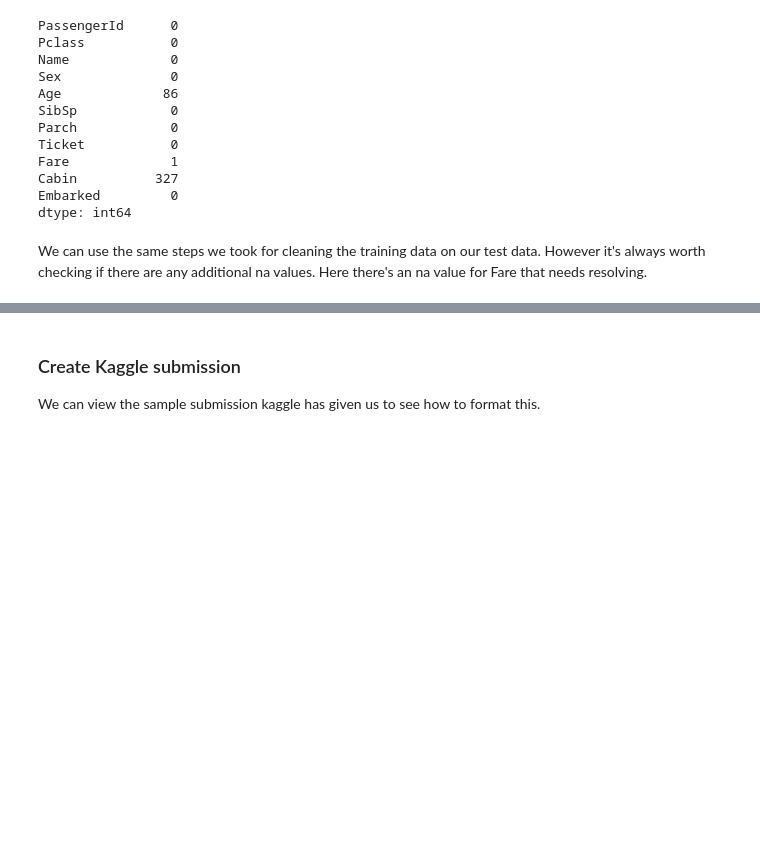
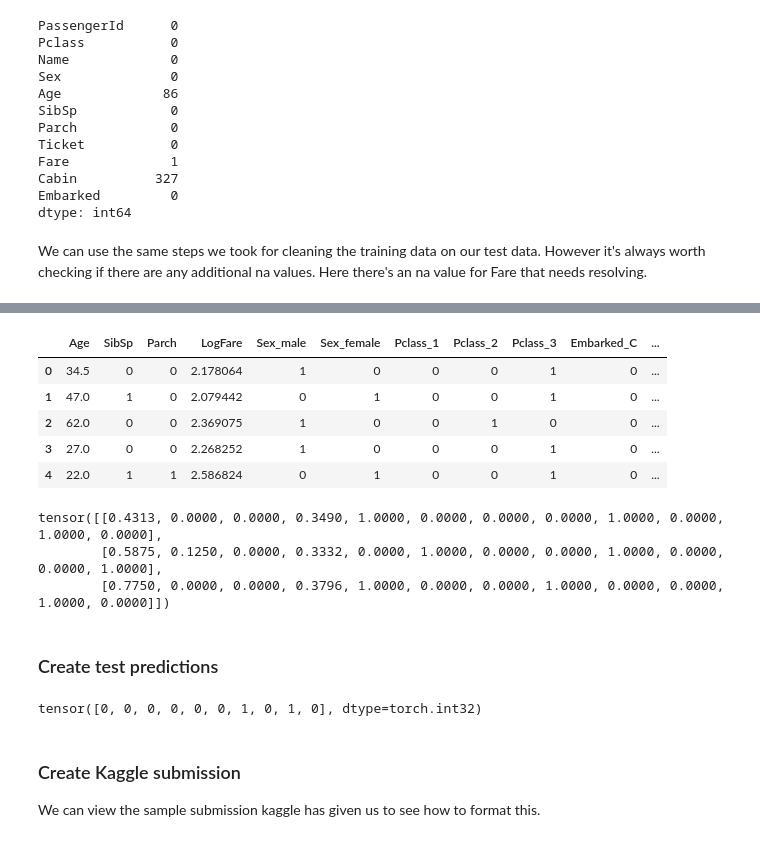
Before and after one commit to Deco354/titanic-numpy-neuralnet, a Jupyter notebook: pytorch-titanic.ipynb, the cells around one changed output, grey strips where cells are left out. Drawn from its saved outputs; the diff is of its cells as text; code cells hidden in the pictures; blank space fills up the shorter version.

```diff
--- a/pytorch-titanic.ipynb
+++ b/pytorch-titanic.ipynb
@@ -525,9 +532,12 @@ dtype: int64
 # %% [markdown]
 We can use the same steps we took for cleaning the training data on our test data. However it's always worth checking if there are any additional na values. Here there's an na value for Fare that needs resolving.
 # %%
+from cgi import test
+
+
 test_df.Fare.fillna(0, inplace=True)
+test_df = substitue_na_with_modes(test_df)
 test_df = convert_categories_to_binary_values(test_df)
-test_df["LogFare"] = np.log(df['Fare'] + 1)
-test_df = test_df[feature_names]
-test_df[:5]
+test_df["LogFare"] = np.log(test_df['Fare'] + 1)
+test_df.isna().sum()
 # %% [output]
@@ -540,3 +562,29 @@ test_df[:5]
+# %%
+test_df[feature_names][:5]
+# %% [output]
+|  | Age | SibSp | Parch | LogFare | Sex_male | Sex_female | Pclass_1 | Pclass_2 | Pclass_3 | Embarked_C | ... |
+| 0 | 34.5 | 0 | 0 | 2.178064 | 1 | 0 | 0 | 0 | 1 | 0 | ... |
+| 1 | 47.0 | 1 | 0 | 2.079442 | 0 | 1 | 0 | 0 | 1 | 0 | ... |
+| 2 | 62.0 | 0 | 0 | 2.369075 | 1 | 0 | 0 | 1 | 0 | 0 | ... |
+| 3 | 27.0 | 0 | 0 | 2.268252 | 1 | 0 | 0 | 0 | 1 | 0 | ... |
+| 4 | 22.0 | 1 | 1 | 2.586824 | 0 | 1 | 0 | 0 | 1 | 0 | ... |
+# %%
+test_features = tensor(test_df[feature_names].values, dtype=torch.float)
+test_features = test_features / max_values
+test_features[:3]
+# %% [output]
+tensor([[0.4313, 0.0000, 0.0000, 0.3490, 1.0000, 0.0000, 0.0000, 0.0000, 1.0000, 0.0000, 1.0000, 0.0000],
+        [0.5875, 0.1250, 0.0000, 0.3332, 0.0000, 1.0000, 0.0000, 0.0000, 1.0000, 0.0000, 0.0000, 1.0000],
+        [0.7750, 0.0000, 0.0000, 0.3796, 1.0000, 0.0000, 0.0000, 1.0000, 0.0000, 0.0000, 1.0000, 0.0000]])
+# %% [markdown]
+### Create test predictions
+# %%
+with torch.no_grad():
+    test_predictions = create_predictions(test_features, coefficients=coefficients)
+test_predictions = (test_predictions > 0.5).int()
+test_predictions[:10]
+# %% [output]
+tensor([0, 0, 0, 0, 0, 0, 1, 0, 1, 0], dtype=torch.int32)
 # %% [markdown]
 ### Create Kaggle submission
 We can view the sample submission kaggle has given us to see how to format this.
```
Also changed, not shown: parts of 6 cells of this notebook.
